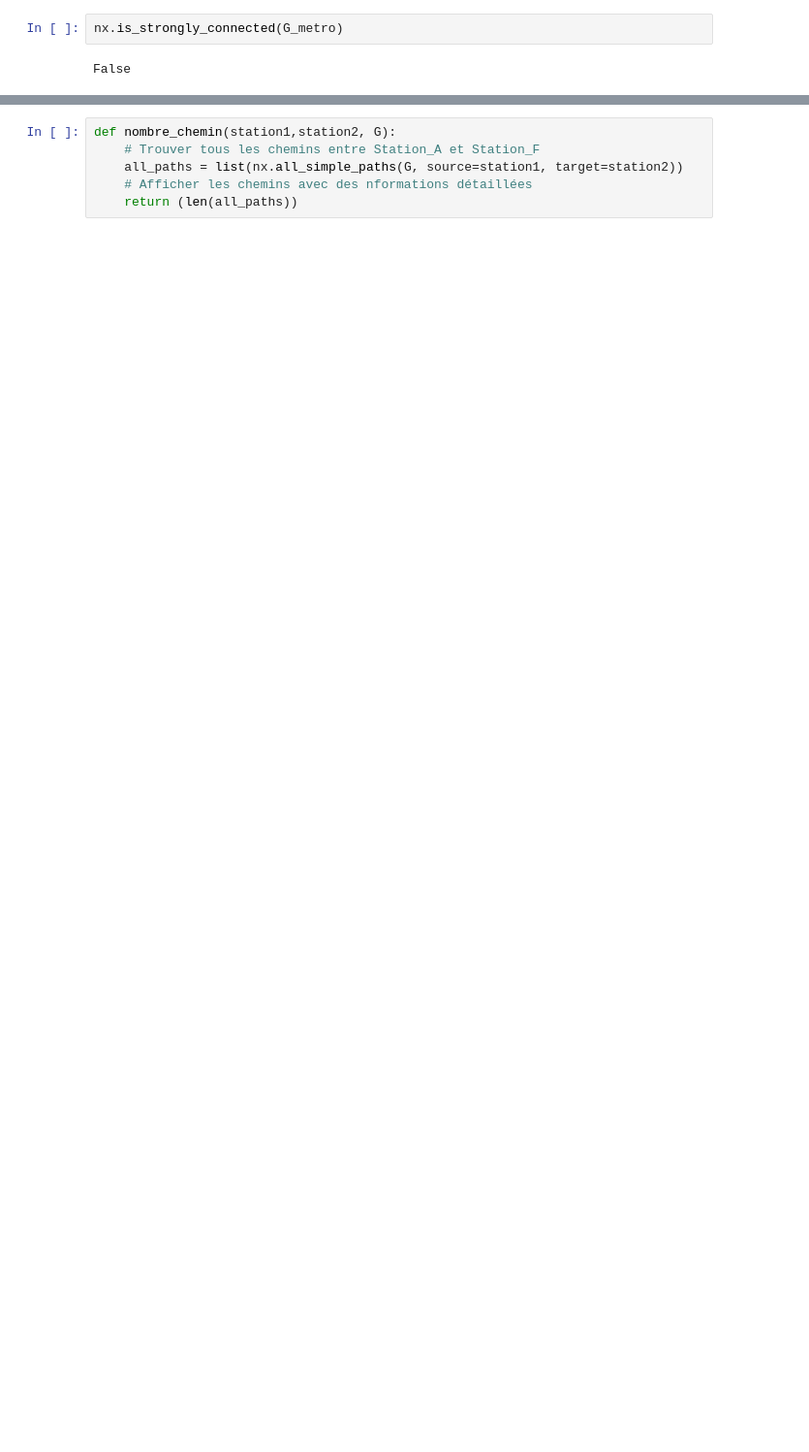
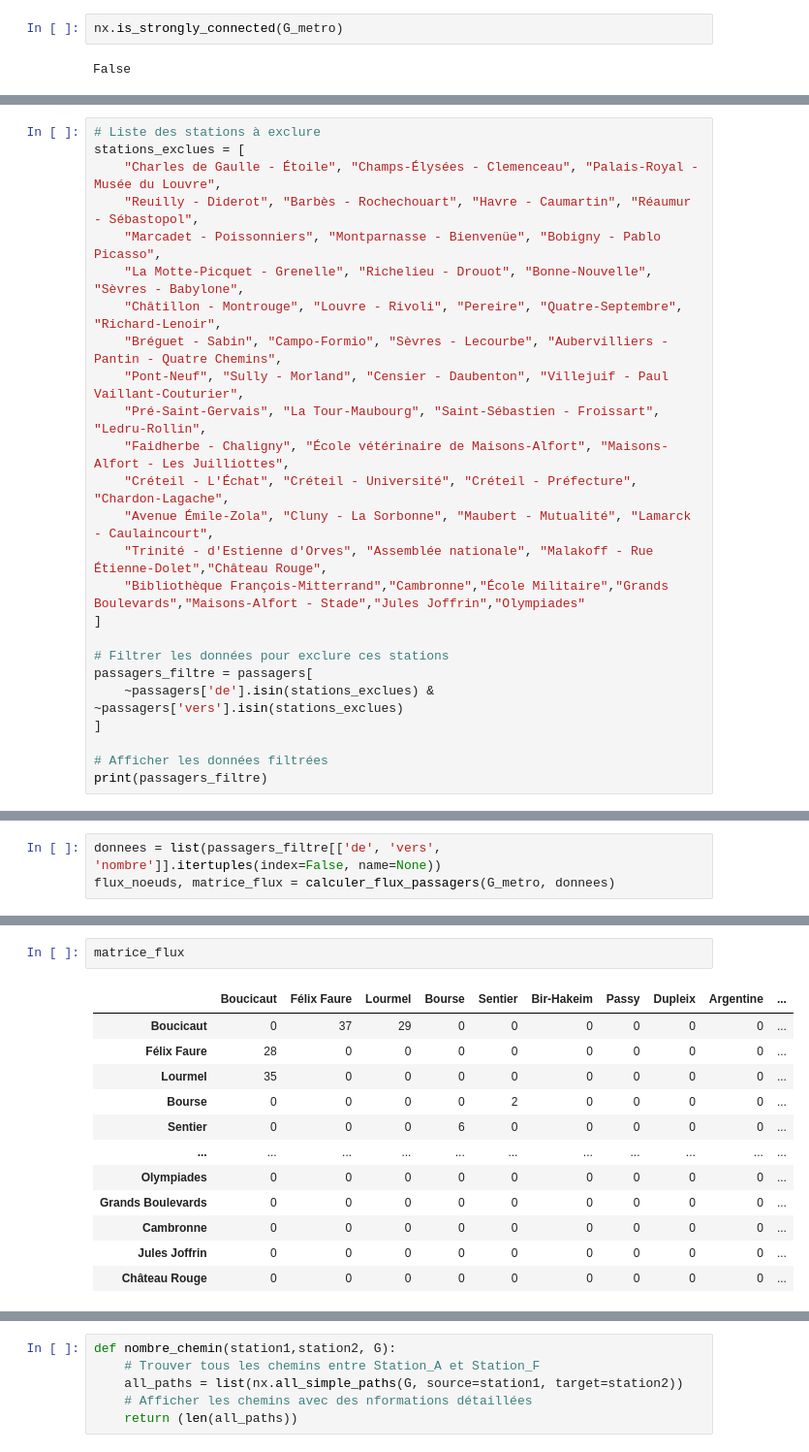
Before and after one commit to marcodamecourt/data_chall_alstom, a Jupyter notebook: data_chhall.ipynb, the cells around one changed output, grey strips where cells are left out. Shown at 97% size. Drawn from its saved outputs; the diff is of its cells as text; blank space fills up the shorter version.

```diff
--- a/data_chhall.ipynb
+++ b/data_chhall.ipynb
@@ -226,0 +277,25 @@ afficher_graph(G_metro)
+# %%
+# Liste des stations à exclure
+stations_exclues = [
+    "Charles de Gaulle - Étoile", "Champs-Élysées - Clemenceau", "Palais-Royal - Musée du Louvre",
+    "Reuilly - Diderot", "Barbès - Rochechouart", "Havre - Caumartin", "Réaumur - Sébastopol",
+    "Marcadet - Poissonniers", "Montparnasse - Bienvenüe", "Bobigny - Pablo Picasso",
+    "La Motte-Picquet - Grenelle", "Richelieu - Drouot", "Bonne-Nouvelle", "Sèvres - Babylone",
+    "Châtillon - Montrouge", "Louvre - Rivoli", "Pereire", "Quatre-Septembre", "Richard-Lenoir",
+    "Bréguet - Sabin", "Campo-Formio", "Sèvres - Lecourbe", "Aubervilliers - Pantin - Quatre Chemins",
+    "Pont-Neuf", "Sully - Morland", "Censier - Daubenton", "Villejuif - Paul Vaillant-Couturier",
+    "Pré-Saint-Gervais", "La Tour-Maubourg", "Saint-Sébastien - Froissart", "Ledru-Rollin",
+    "Faidherbe - Chaligny", "École vétérinaire de Maisons-Alfort", "Maisons-Alfort - Les Juilliottes",
+    "Créteil - L'Échat", "Créteil - Université", "Créteil - Préfecture", "Chardon-Lagache",
+    "Avenue Émile-Zola", "Cluny - La Sorbonne", "Maubert - Mutualité", "Lamarck - Caulaincourt",
+    "Trinité - d'Estienne d'Orves", "Assemblée nationale", "Malakoff - Rue Étienne-Dolet","Château Rouge",
+    "Bibliothèque François-Mitterrand","Cambronne","École Militaire","Grands Boulevards","Maisons-Alfort - Stade","Jules Joffrin","Olympiades"
+]
+
+# Filtrer les données pour exclure ces stations
+passagers_filtre = passagers[
+    ~passagers['de'].isin(stations_exclues) & ~passagers['vers'].isin(stations_exclues)
+]
+
+# Afficher les données filtrées
+print(passagers_filtre)
@@ -226,0 +390,3 @@ afficher_graph(G_metro)
+# %%
+donnees = list(passagers_filtre[['de', 'vers', 'nombre']].itertuples(index=False, name=None))
+flux_noeuds, matrice_flux = calculer_flux_passagers(G_metro, donnees)
@@ -226,0 +411,15 @@ afficher_graph(G_metro)
+# %%
+matrice_flux
+# %% [output]
+|  | Boucicaut | Félix Faure | Lourmel | Bourse | Sentier | Bir-Hakeim | Passy | Dupleix | Argentine | ... |
+| Boucicaut | 0 | 37 | 29 | 0 | 0 | 0 | 0 | 0 | 0 | ... |
+| Félix Faure | 28 | 0 | 0 | 0 | 0 | 0 | 0 | 0 | 0 | ... |
+| Lourmel | 35 | 0 | 0 | 0 | 0 | 0 | 0 | 0 | 0 | ... |
+| Bourse | 0 | 0 | 0 | 0 | 2 | 0 | 0 | 0 | 0 | ... |
+| Sentier | 0 | 0 | 0 | 6 | 0 | 0 | 0 | 0 | 0 | ... |
+| ... | ... | ... | ... | ... | ... | ... | ... | ... | ... | ... |
+| Olympiades | 0 | 0 | 0 | 0 | 0 | 0 | 0 | 0 | 0 | ... |
+| Grands Boulevards | 0 | 0 | 0 | 0 | 0 | 0 | 0 | 0 | 0 | ... |
+| Cambronne | 0 | 0 | 0 | 0 | 0 | 0 | 0 | 0 | 0 | ... |
+| Jules Joffrin | 0 | 0 | 0 | 0 | 0 | 0 | 0 | 0 | 0 | ... |
+| Château Rouge | 0 | 0 | 0 | 0 | 0 | 0 | 0 | 0 | 0 | ... |
```
Also changed, not shown: parts of 26 cells of this notebook, 4 other files.
